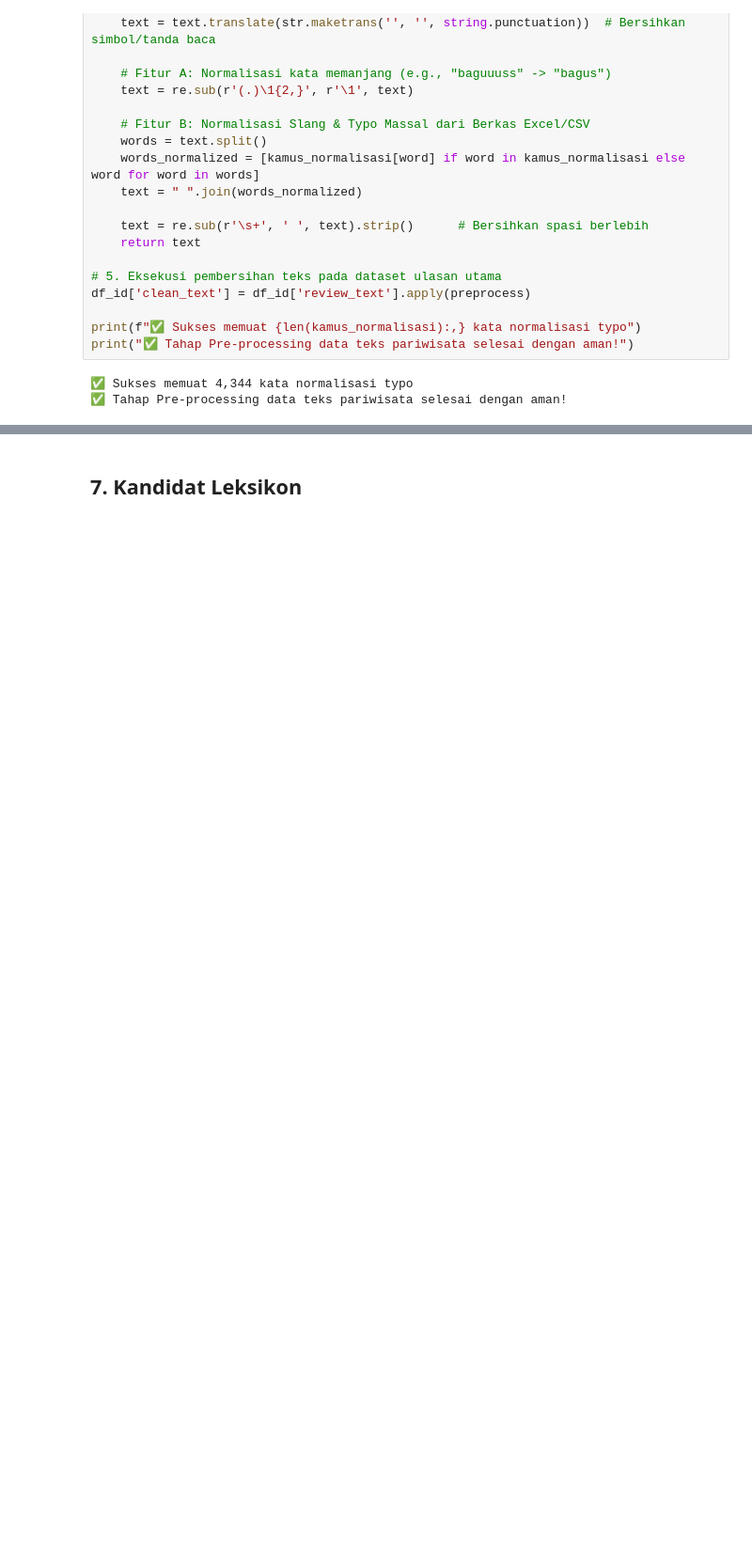
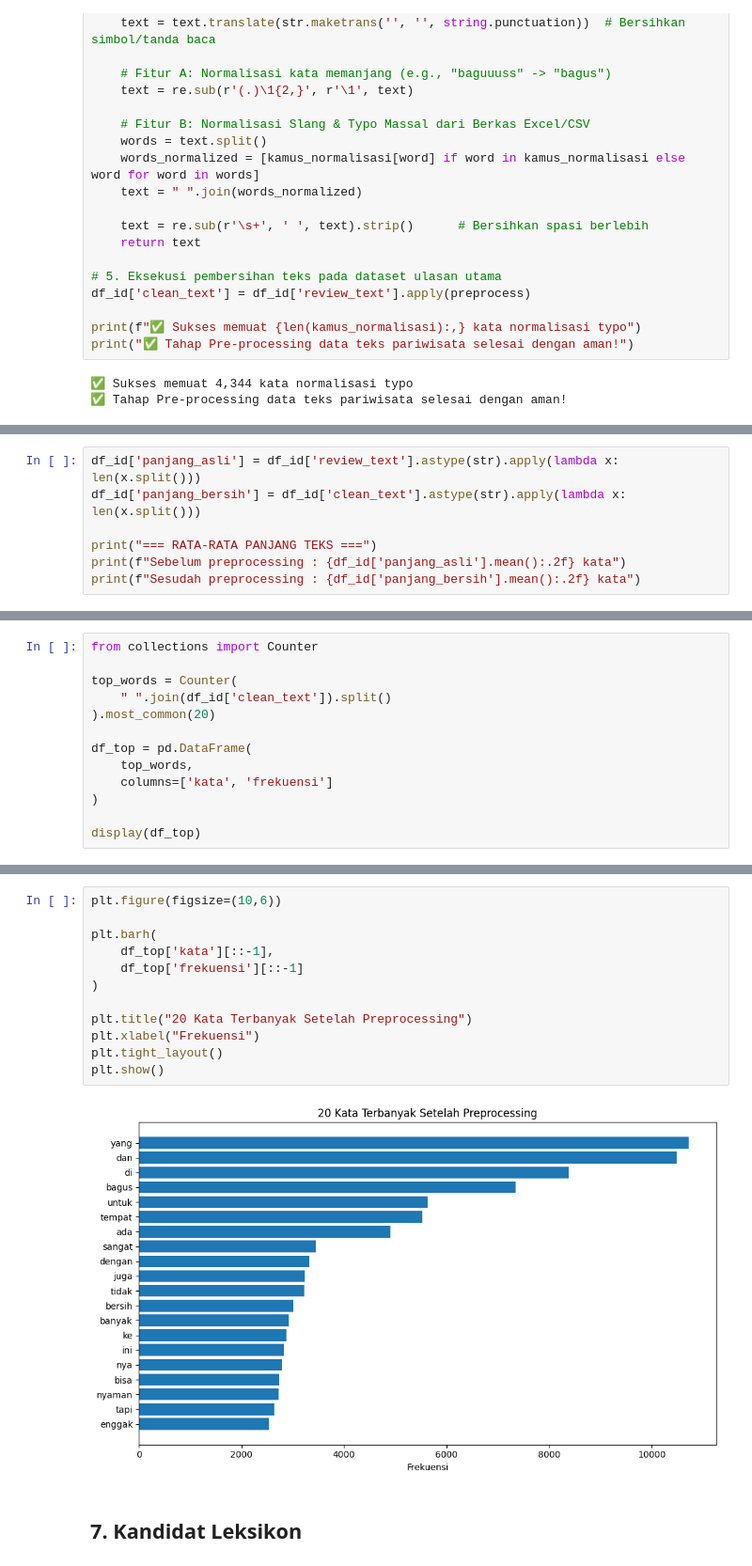
Before and after one commit to NicoDwiPutra/A, a Jupyter notebook: if-pariwisata-2.ipynb, the cells around one changed output, grey strips where cells are left out. Shown at 94% size. Cells and saved outputs as stored; diff of their text form; blank space fills up the shorter version.

```diff
--- a/if-pariwisata-2.ipynb
+++ b/if-pariwisata-2.ipynb
@@ -269,0 +295,7 @@ print("✅ Tahap Pre-processing data teks pariwisata selesai dengan aman!")
+# %%
+df_id['panjang_asli'] = df_id['review_text'].astype(str).apply(lambda x: len(x.split()))
+df_id['panjang_bersih'] = df_id['clean_text'].astype(str).apply(lambda x: len(x.split()))
+
+print("=== RATA-RATA PANJANG TEKS ===")
+print(f"Sebelum preprocessing : {df_id['panjang_asli'].mean():.2f} kata")
+print(f"Sesudah preprocessing : {df_id['panjang_bersih'].mean():.2f} kata")
@@ -269,0 +322,13 @@ print("✅ Tahap Pre-processing data teks pariwisata selesai dengan aman!")
+# %%
+from collections import Counter
+
+top_words = Counter(
+    " ".join(df_id['clean_text']).split()
+).most_common(20)
+
+df_top = pd.DataFrame(
+    top_words,
+    columns=['kata', 'frekuensi']
+)
+
+display(df_top)
@@ -270,3 +353,17 @@ print("✅ Tahap Pre-processing data teks pariwisata selesai dengan aman!")
+# %%
+plt.figure(figsize=(10,6))
+
+plt.barh(
+    df_top['kata'][::-1],
+    df_top['frekuensi'][::-1]
+)
+
+plt.title("20 Kata Terbanyak Setelah Preprocessing")
+plt.xlabel("Frekuensi")
+plt.tight_layout()
+plt.show()
+# %% [output]
+[figure, added]
 # %% [markdown]
 ## 7. Kandidat Leksikon
 # %%
```
Also changed, not shown: parts of 14 cells of this notebook.
